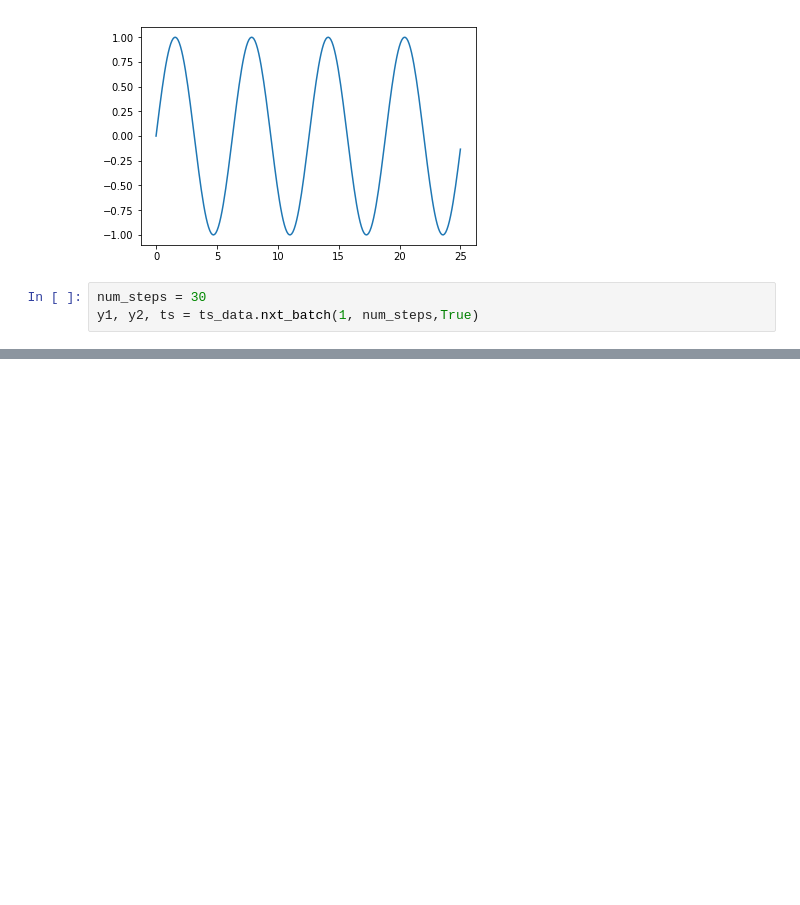
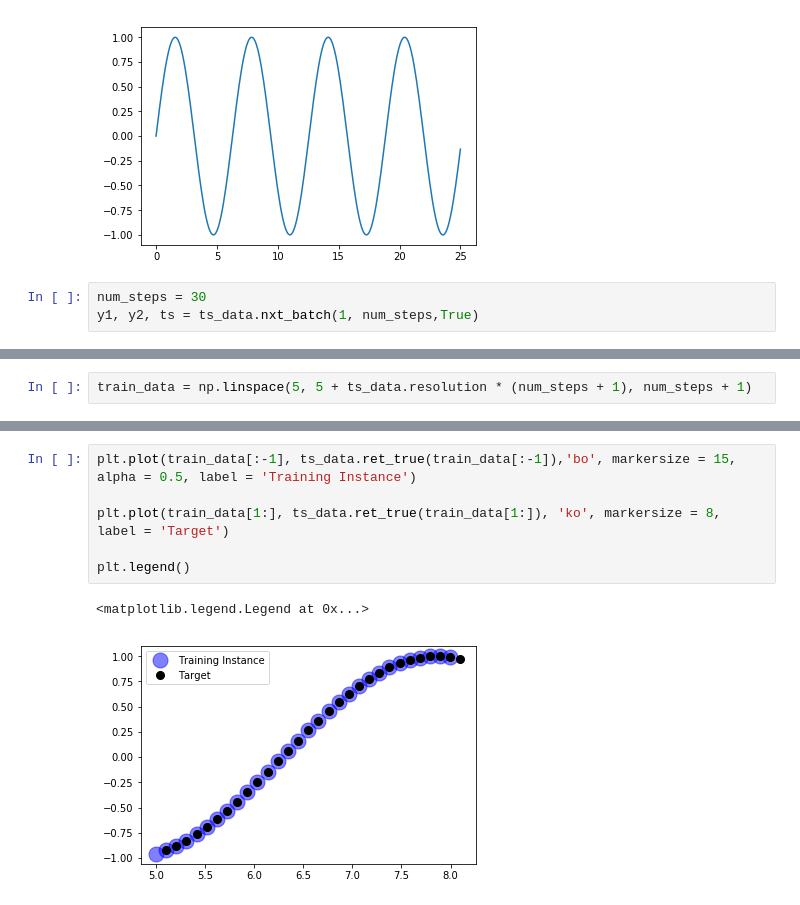
Before and after one commit to hbalakrishna/ML_Projects, a Jupyter notebook: Time Series/Time_Series_RNN.ipynb, the cells around one changed output, grey strips where cells are left out. Saved outputs shown, nothing was run; the diff lists cells and outputs as text; blank space fills up the shorter version.

```diff
--- a/Time Series/Time_Series_RNN.ipynb
+++ b/Time Series/Time_Series_RNN.ipynb
@@ -58,0 +75,2 @@ plt.plot(ts.flatten()[1:,],y2.flatten(), '*' )
+# %%
+train_data = np.linspace(5, 5 + ts_data.resolution * (num_steps + 1), num_steps + 1)
@@ -58,0 +96,9 @@ plt.plot(ts.flatten()[1:,],y2.flatten(), '*' )
+# %%
+plt.plot(train_data[:-1], ts_data.ret_true(train_data[:-1]),'bo', markersize = 15, alpha = 0.5, label = 'Training Instance')
+
+plt.plot(train_data[1:], ts_data.ret_true(train_data[1:]), 'ko', markersize = 8, label = 'Target')
+
+plt.legend()
+# %% [output]
+<matplotlib.legend.Legend at 0x...>
+[figure, added]
```
Also changed, not shown: parts of 5 cells of this notebook.
